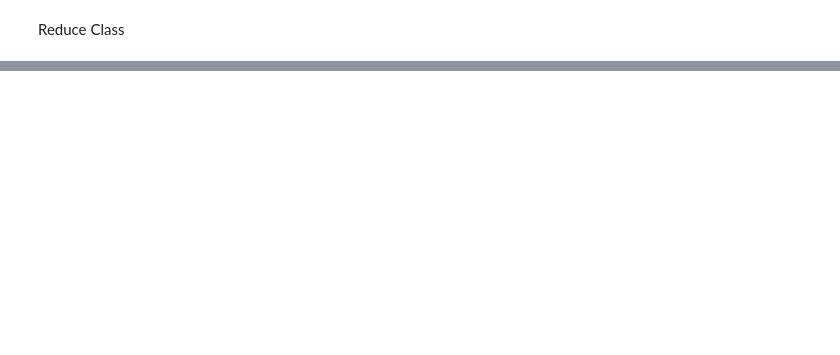
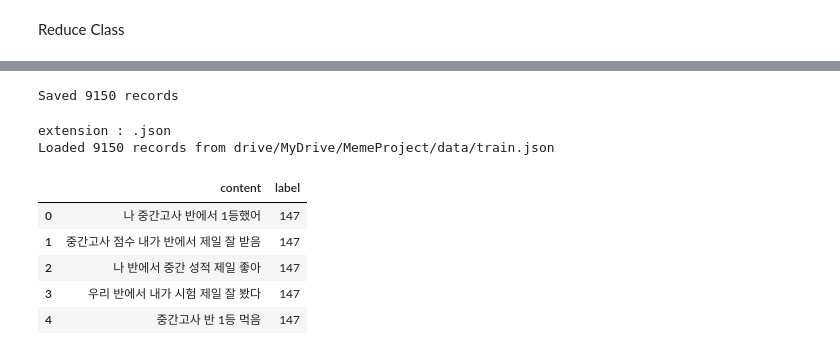
Before and after one commit to textnetkr/MemeProject, a Jupyter notebook: src/pytorch/preprocessing/reshape_class.ipynb, the cells around one changed output, grey strips where cells are left out. Saved outputs shown, nothing was run; the diff lists cells and outputs as text; code cells hidden in the pictures; blank space fills up the shorter version.

```diff
--- a/src/pytorch/preprocessing/reshape_class.ipynb
+++ b/src/pytorch/preprocessing/reshape_class.ipynb
@@ -237,0 +378,18 @@ UnboundLocalError: ignored
+# %%
+fm.save(cfg.train_data, df)
+# %% [output]
+Saved 9150 records
+# %%
+df = fm.load(cfg.train_data)
+# %% [output]
+extension : .json
+Loaded 9150 records from drive/MyDrive/MemeProject/data/train.json
+# %%
+df.head()
+# %% [output]
+|  | content | label |
+| 0 | 나 중간고사 반에서 1등했어 | 147 |
+| 1 | 중간고사 점수 내가 반에서 제일 잘 받음 | 147 |
+| 2 | 나 반에서 중간 성적 제일 좋아 | 147 |
+| 3 | 우리 반에서 내가 시험 제일 잘 봤다 | 147 |
+| 4 | 중간고사 반 1등 먹음 | 147 |
```
Also changed, not shown: parts of 40 cells of this notebook, 3 other files.
